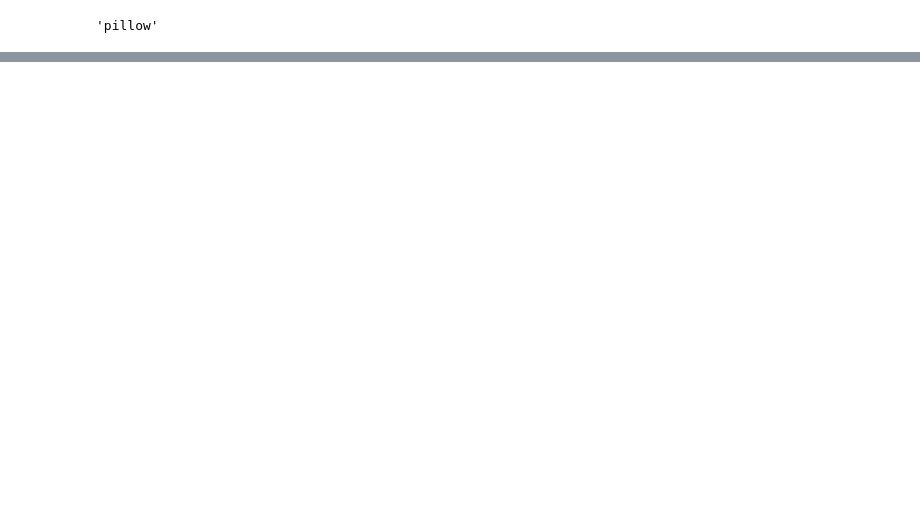
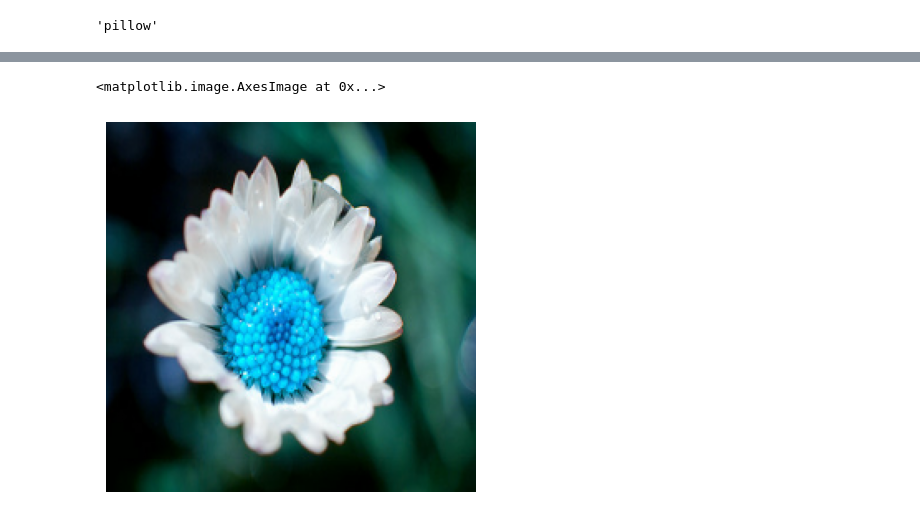
Before and after one commit to arjunravi26/Flower-Detection, a Jupyter notebook: Transfer_Learning.ipynb, the cells around one changed output, grey strips where cells are left out. Cells and saved outputs as stored; diff of their text form; code cells hidden in the pictures; blank space fills up the shorter version.

```diff
--- a/Transfer_Learning.ipynb
+++ b/Transfer_Learning.ipynb
@@ -278,5 +334,11 @@ predictions = model.predict(X_train_scaled[0])
 
 # Get the predicted class index
 predicted_class_index = np.argmax(predictions)
+# %%
+plt.axis('off')
+plt.imshow(X_train_scaled[1600])
+# %% [output]
+<matplotlib.image.AxesImage at 0x...>
+[figure, added]
 # %%
 predicted_class_index
```
Also changed, not shown: parts of 31 cells of this notebook.
